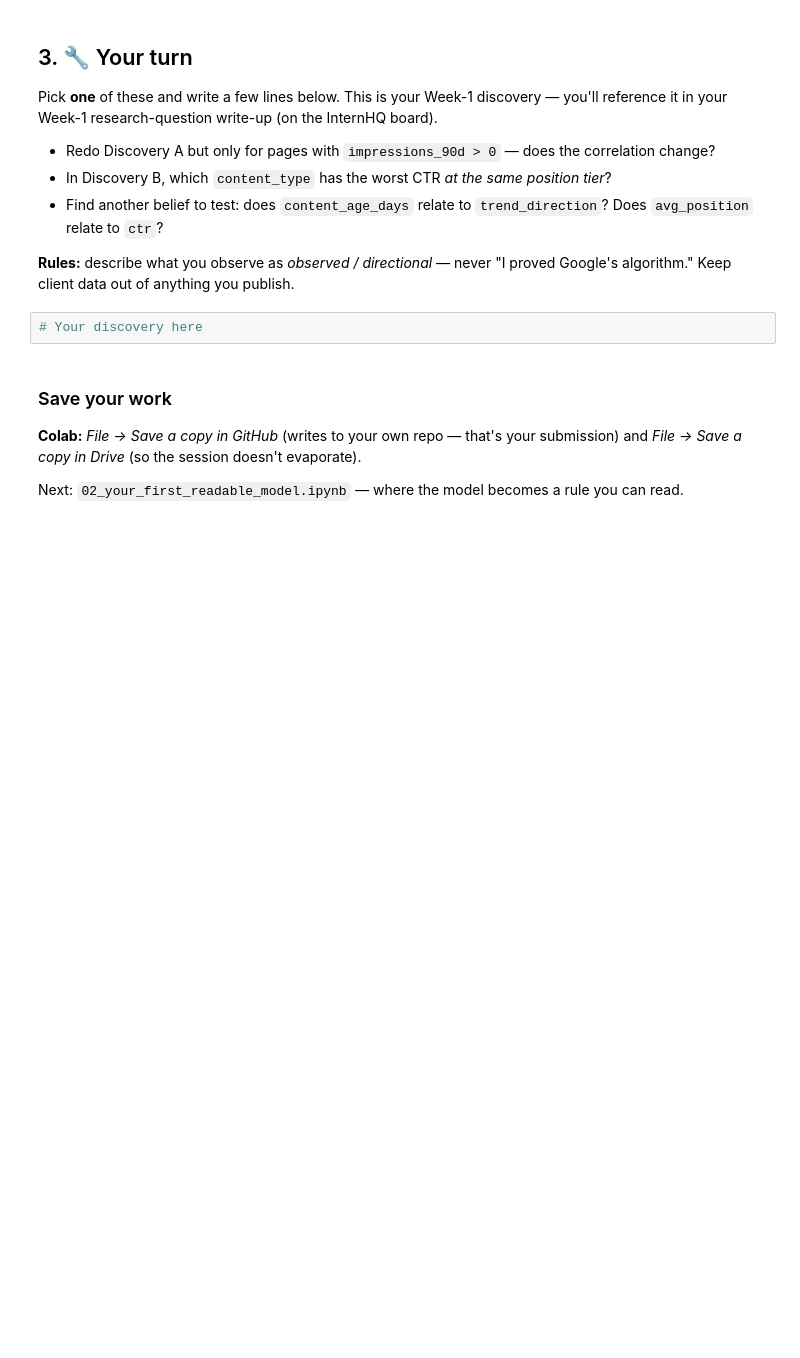
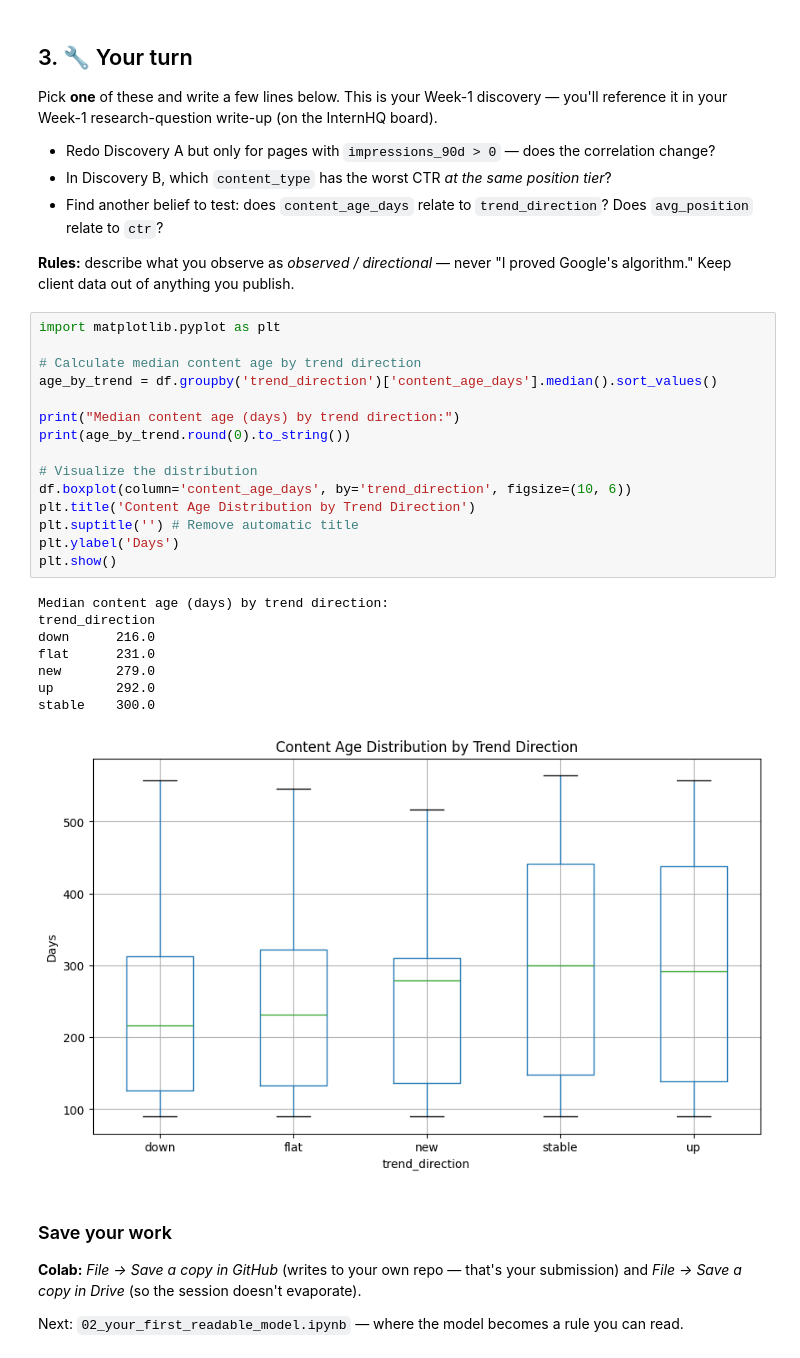
Before and after one commit to RehoPrince/Flyrank-ml-internship, a Jupyter notebook: notebooks/01_first_look_and_discovery.ipynb, the cells around one changed output. Drawn from its saved outputs; the diff is of its cells as text; blank space fills up the shorter version.

```diff
--- a/notebooks/01_first_look_and_discovery.ipynb
+++ b/notebooks/01_first_look_and_discovery.ipynb
@@ -97,8 +153,30 @@ Pick **one** of these and write a few lines below. This is your Week-1 discovery
 - Find another belief to test: does `content_age_days` relate to `trend_direction`? Does `avg_position` relate to `ctr`?
 
 **Rules:** describe what you observe as *observed / directional* — never "I proved Google's algorithm." Keep client data out of anything you publish.
-# %%
-# Your discovery here
+# %%
+import matplotlib.pyplot as plt
+
+# Calculate median content age by trend direction
+age_by_trend = df.groupby('trend_direction')['content_age_days'].median().sort_values()
+
+print("Median content age (days) by trend direction:")
+print(age_by_trend.round(0).to_string())
+
+# Visualize the distribution
+df.boxplot(column='content_age_days', by='trend_direction', figsize=(10, 6))
+plt.title('Content Age Distribution by Trend Direction')
+plt.suptitle('') # Remove automatic title
+plt.ylabel('Days')
+plt.show()
+# %% [output]
+Median content age (days) by trend direction:
+trend_direction
+down      216.0
+flat      231.0
+new       279.0
+up        292.0
+stable    300.0
+[figure, added]
 # %% [markdown]
 ### Save your work
 **Colab:** *File → Save a copy in GitHub* (writes to your own repo — that's your submission) and *File → Save a copy in Drive* (so the session doesn't evaporate).
```
Also changed, not shown: parts of 8 cells of this notebook.
